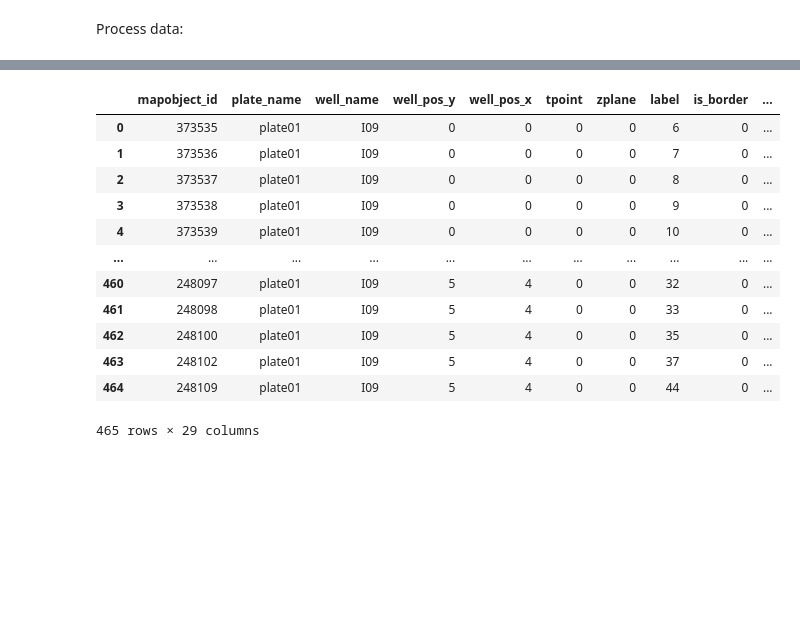
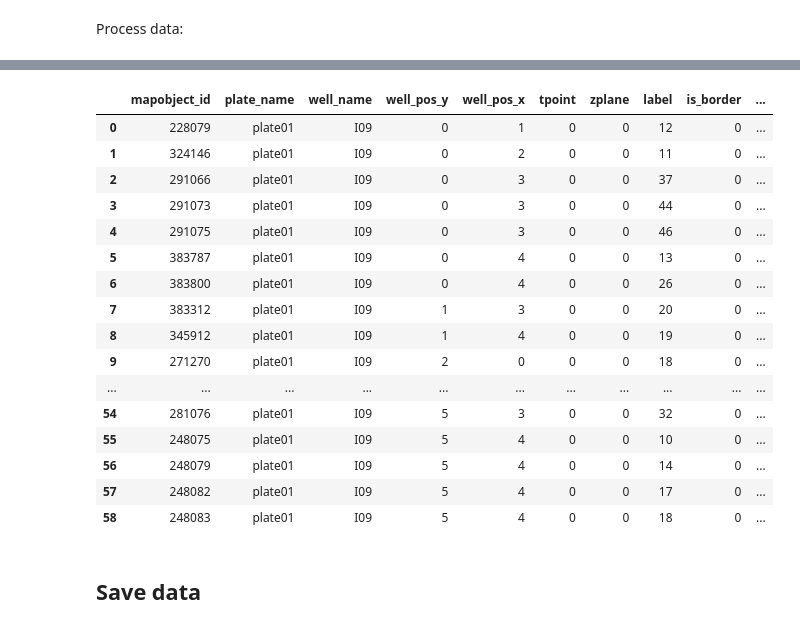
Before and after one commit to andresbecker/master_thesis, a Jupyter notebook: workspace/notebooks/Data_Preprocessing_3.ipynb, the cells around one changed output, grey strips where cells are left out. Drawn from its saved outputs; the diff is of its cells as text; code cells hidden in the pictures; blank space fills up the shorter version.

```diff
--- a/workspace/notebooks/Data_Preprocessing_3.ipynb
+++ b/workspace/notebooks/Data_Preprocessing_3.ipynb
@@ -269,24 +214,0 @@ well_data
-# %%
-well_data = pd.read_csv(p['well_info_file'])
-
-well_data = well_data[['plate_name', 'well_name', 'cell_type', 'perturbation']]
-
-train.metadata.merge(well_data,
-         left_on=['plate_name_cell', 'well_name_cell'],
-         right_on=['plate_name', 'well_name'],
-         how='left',
-         suffixes=('','_well_meta'))
-# %% [output]
-|  | mapobject_id | plate_name | well_name | well_pos_y | well_pos_x | tpoint | zplane | label | is_border | ... |
-| 0 | 373535 | plate01 | I09 | 0 | 0 | 0 | 0 | 6 | 0 | ... |
-| 1 | 373536 | plate01 | I09 | 0 | 0 | 0 | 0 | 7 | 0 | ... |
-| 2 | 373537 | plate01 | I09 | 0 | 0 | 0 | 0 | 8 | 0 | ... |
-| 3 | 373538 | plate01 | I09 | 0 | 0 | 0 | 0 | 9 | 0 | ... |
-| 4 | 373539 | plate01 | I09 | 0 | 0 | 0 | 0 | 10 | 0 | ... |
-| ... | ... | ... | ... | ... | ... | ... | ... | ... | ... | ... |
-| 460 | 248097 | plate01 | I09 | 5 | 4 | 0 | 0 | 32 | 0 | ... |
-| 461 | 248098 | plate01 | I09 | 5 | 4 | 0 | 0 | 33 | 0 | ... |
-| 462 | 248100 | plate01 | I09 | 5 | 4 | 0 | 0 | 35 | 0 | ... |
-| 463 | 248102 | plate01 | I09 | 5 | 4 | 0 | 0 | 37 | 0 | ... |
-| 464 | 248109 | plate01 | I09 | 5 | 4 | 0 | 0 | 44 | 0 | ... |
-465 rows × 29 columns
@@ -297,0 +215,22 @@ test_dataset = np.array(test.get_object_imgs(data='MPP', img_size=p['img_size'])
+# %%
+test.metadata
+# %% [output]
+|  | mapobject_id | plate_name | well_name | well_pos_y | well_pos_x | tpoint | zplane | label | is_border | ... |
+| 0 | 228079 | plate01 | I09 | 0 | 1 | 0 | 0 | 12 | 0 | ... |
+| 1 | 324146 | plate01 | I09 | 0 | 2 | 0 | 0 | 11 | 0 | ... |
+| 2 | 291066 | plate01 | I09 | 0 | 3 | 0 | 0 | 37 | 0 | ... |
+| 3 | 291073 | plate01 | I09 | 0 | 3 | 0 | 0 | 44 | 0 | ... |
+| 4 | 291075 | plate01 | I09 | 0 | 3 | 0 | 0 | 46 | 0 | ... |
+| 5 | 383787 | plate01 | I09 | 0 | 4 | 0 | 0 | 13 | 0 | ... |
+| 6 | 383800 | plate01 | I09 | 0 | 4 | 0 | 0 | 26 | 0 | ... |
+| 7 | 383312 | plate01 | I09 | 1 | 3 | 0 | 0 | 20 | 0 | ... |
+| 8 | 345912 | plate01 | I09 | 1 | 4 | 0 | 0 | 19 | 0 | ... |
+| 9 | 271270 | plate01 | I09 | 2 | 0 | 0 | 0 | 18 | 0 | ... |
+| ... | ... | ... | ... | ... | ... | ... | ... | ... | ... | ... |
+| 54 | 281076 | plate01 | I09 | 5 | 3 | 0 | 0 | 32 | 0 | ... |
+| 55 | 248075 | plate01 | I09 | 5 | 4 | 0 | 0 | 10 | 0 | ... |
+| 56 | 248079 | plate01 | I09 | 5 | 4 | 0 | 0 | 14 | 0 | ... |
+| 57 | 248082 | plate01 | I09 | 5 | 4 | 0 | 0 | 17 | 0 | ... |
+| 58 | 248083 | plate01 | I09 | 5 | 4 | 0 | 0 | 18 | 0 | ... |
+# %% [markdown]
+## Save data
```
Also changed, not shown: parts of 12 cells of this notebook, 1 other file.
